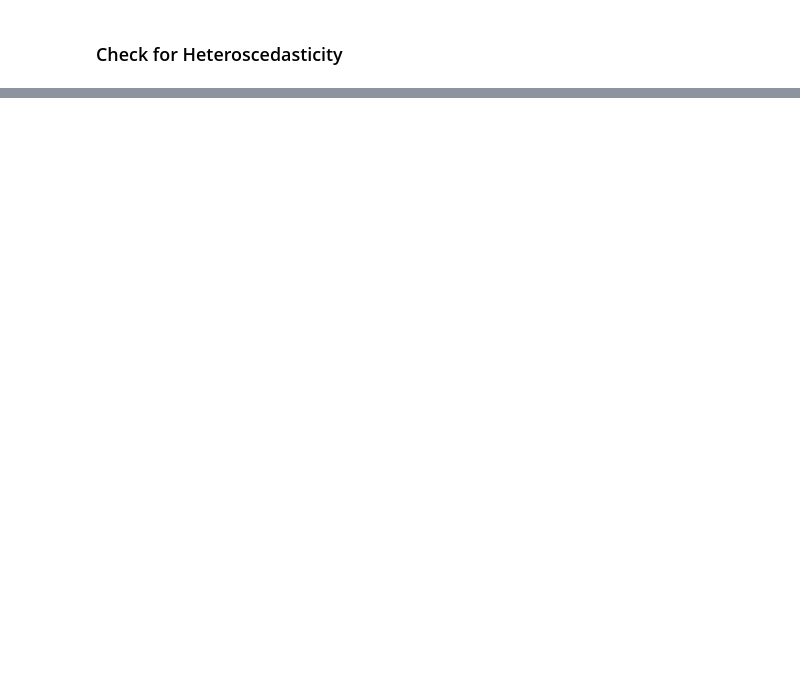
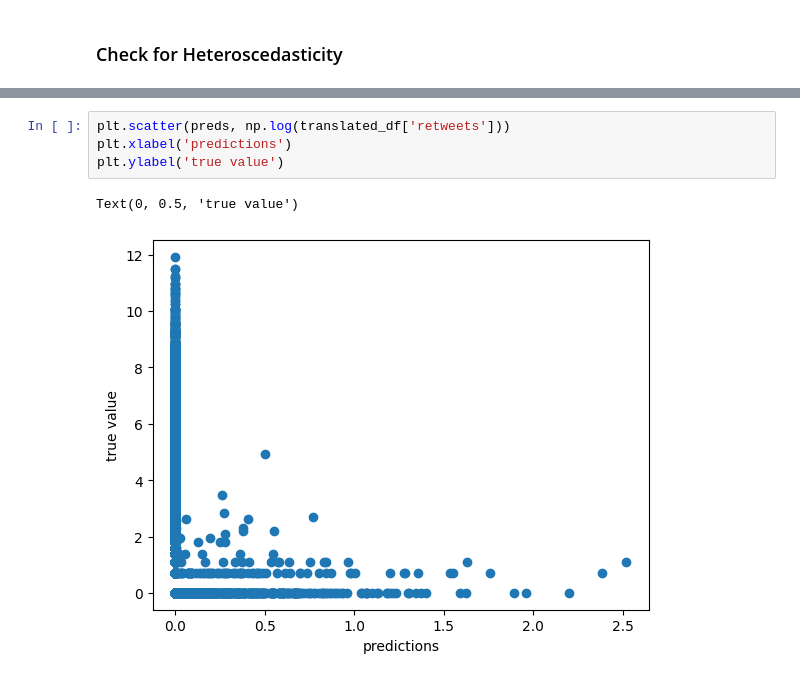
Before and after one commit to matthewbbone/twitterChambers, a Jupyter notebook: statsSummative/TweetEDA.ipynb, the cells around one changed output, grey strips where cells are left out. Drawn from its saved outputs; the diff is of its cells as text; blank space fills up the shorter version.

```diff
--- a/statsSummative/TweetEDA.ipynb
+++ b/statsSummative/TweetEDA.ipynb
@@ -356,0 +412,7 @@ plt.show()
+# %%
+plt.scatter(preds, np.log(translated_df['retweets']))
+plt.xlabel('predictions')
+plt.ylabel('true value')
+# %% [output]
+Text(0, 0.5, 'true value')
+[figure, added]
```
Also changed, not shown: parts of 10 cells of this notebook, 1 other file.
